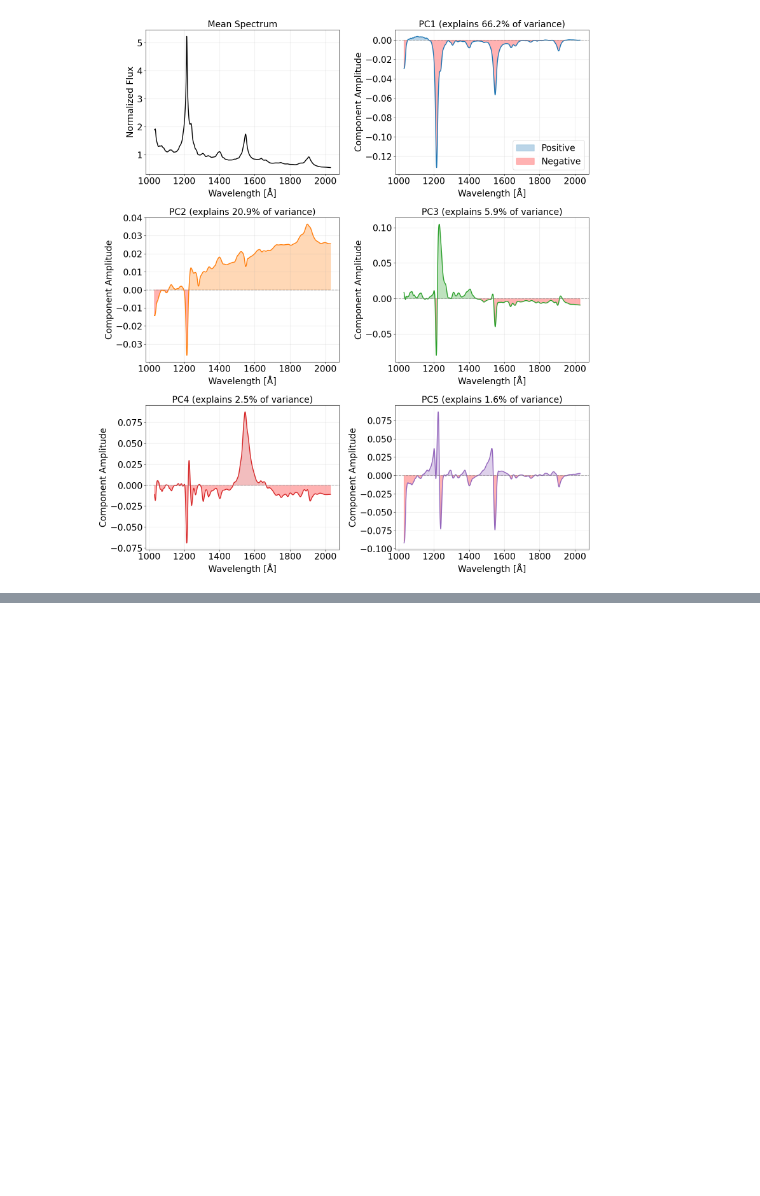
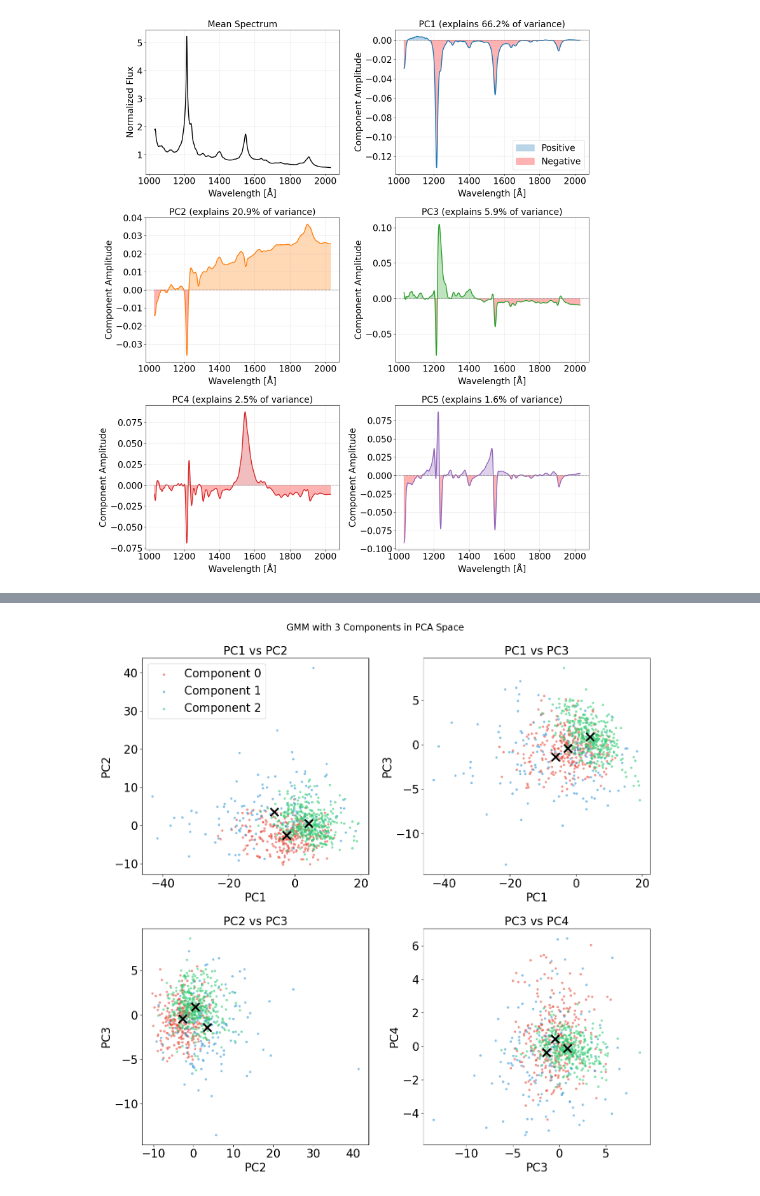
Before and after one commit to anjo233/STATML_Learn, a Jupyter notebook: tutorial_chapter_11b.ipynb, the cells around one changed output, grey strips where cells are left out. Cells and saved outputs as stored; diff of their text form; code cells hidden in the pictures; blank space fills up the shorter version.

```diff
--- a/tutorial_chapter_11b.ipynb
+++ b/tutorial_chapter_11b.ipynb
@@ -933,0 +1056,35 @@ The techniques developed here—PCA for dimensionality reduction, GMM for distri
+# %%
+# Visualize the 3-component GMM in PCA space
+fig, axes = plt.subplots(2, 2, figsize=(14, 14))
+
+# Plot 2D projections
+pc_pairs = [(0, 1), (0, 2), (1, 2), (2, 3)]
+pc_labels = ['PC1', 'PC2', 'PC3', 'PC4']
+colors = ['#e74c3c', '#3498db', '#2ecc71']  # Red, Blue, Green
+
+for ax_idx, (pc1, pc2) in enumerate(pc_pairs):
+    ax = axes.ravel()[ax_idx]
+
+    # Plot points colored by component assignment
+    for i in range(optimal_k):
+        mask = component_assignments_train == i
+        ax.scatter(X_train[mask, pc1], X_train[mask, pc2],
+                  c=colors[i], s=10, alpha=0.5, label=f'Component {i}')
+
+    # Plot component means
+    for i in range(optimal_k):
+        ax.scatter(means_final[i, pc1], means_final[i, pc2],
+                  c='black', s=200, marker='x', linewidth=3)
+
+    # Add labels
+    ax.set_xlabel(pc_labels[pc1])
+    ax.set_ylabel(pc_labels[pc2])
+    ax.set_title(f'{pc_labels[pc1]} vs {pc_labels[pc2]}')
+    if ax_idx == 0:
+        ax.legend()
+
+plt.suptitle(f'GMM with {optimal_k} Components in PCA Space', fontsize=16)
+plt.tight_layout()
+plt.show()
+# %% [output]
+[figure, added]
```
Also changed, not shown: parts of 74 cells of this notebook, 1 other file.
